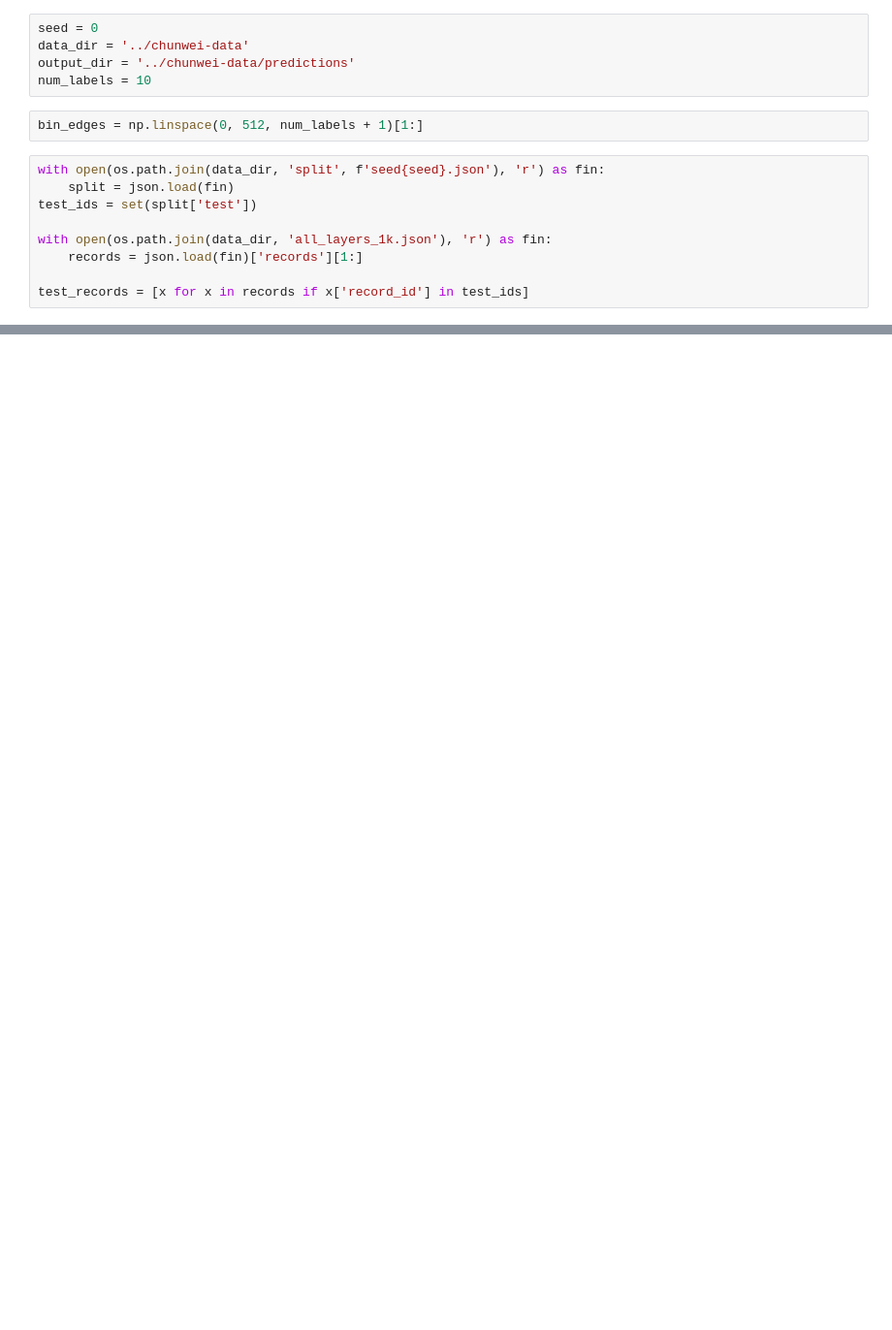
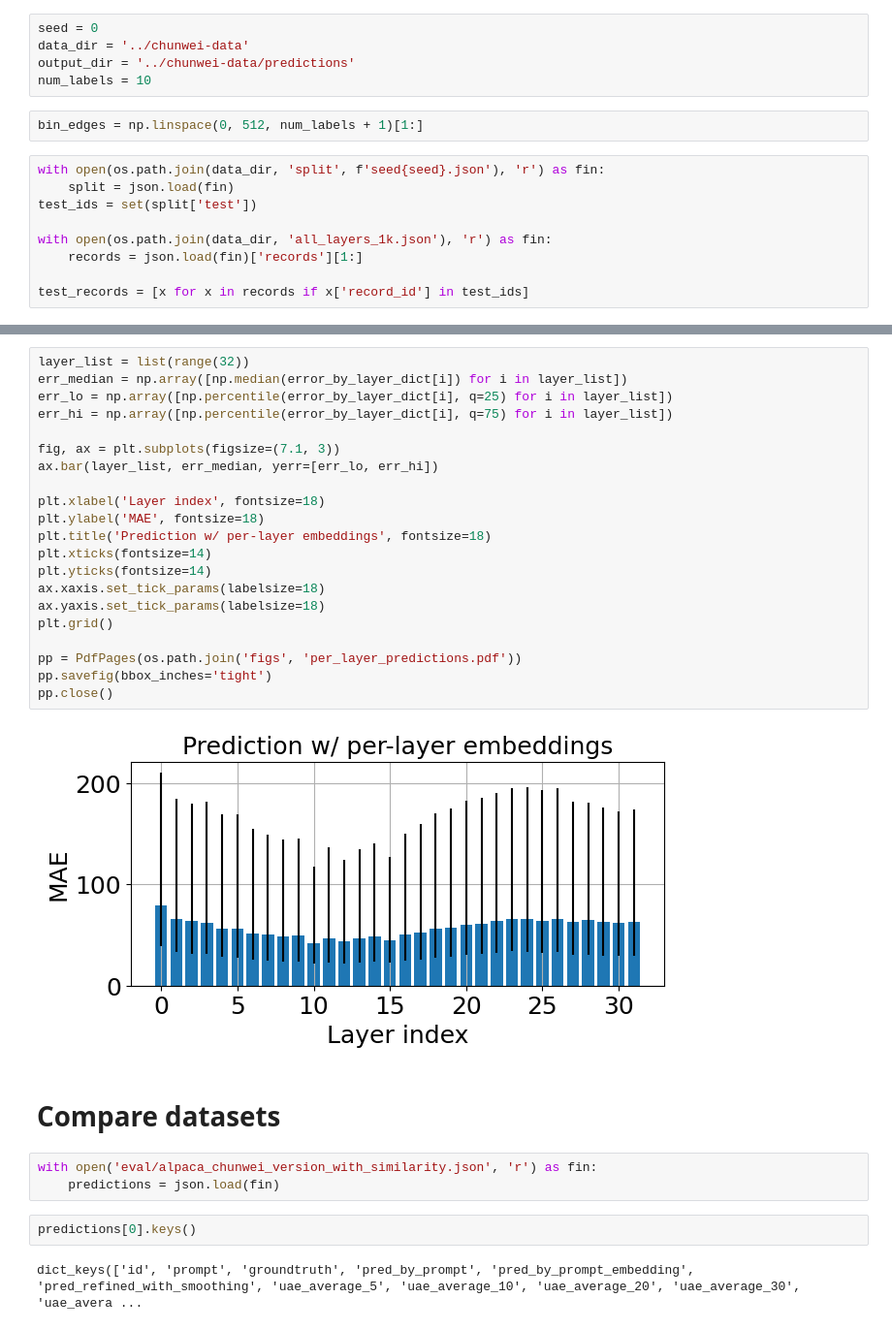
Before and after one commit to weifanjiang/length_prediction, a Jupyter notebook: join_results.ipynb, the cells around one changed output, grey strips where cells are left out. Shown at 97% size. Drawn from its saved outputs; the diff is of its cells as text; blank space fills up the shorter version.

```diff
--- a/join_results.ipynb
+++ b/join_results.ipynb
@@ -80,0 +264,32 @@ with open(f'eval/alpaca-by-layer-seed{seed}-class{num_labels}.json', 'w') as fou
+# %%
+layer_list = list(range(32))
+err_median = np.array([np.median(error_by_layer_dict[i]) for i in layer_list])
+err_lo = np.array([np.percentile(error_by_layer_dict[i], q=25) for i in layer_list])
+err_hi = np.array([np.percentile(error_by_layer_dict[i], q=75) for i in layer_list])
+
+fig, ax = plt.subplots(figsize=(7.1, 3))
+ax.bar(layer_list, err_median, yerr=[err_lo, err_hi])
+
+plt.xlabel('Layer index', fontsize=18)
+plt.ylabel('MAE', fontsize=18)
+plt.title('Prediction w/ per-layer embeddings', fontsize=18)
+plt.xticks(fontsize=14)
+plt.yticks(fontsize=14)
+ax.xaxis.set_tick_params(labelsize=18)
+ax.yaxis.set_tick_params(labelsize=18)
+plt.grid()
+
+pp = PdfPages(os.path.join('figs', 'per_layer_predictions.pdf'))
+pp.savefig(bbox_inches='tight')
+pp.close()
+# %% [output]
+[figure, added]
+# %% [markdown]
+# Compare datasets
+# %%
+with open('eval/alpaca_chunwei_version_with_similarity.json', 'r') as fin:
+    predictions = json.load(fin)
+# %%
+predictions[0].keys()
+# %% [output]
+dict_keys(['id', 'prompt', 'groundtruth', 'pred_by_prompt', 'pred_by_prompt_embedding', 'pred_refined_with_smoothing', 'uae_average_5', 'uae_average_10', 'uae_average_20', 'uae_average_30', 'uae_avera ...
```
Also changed, not shown: parts of 21 cells of this notebook, 8 other files.
